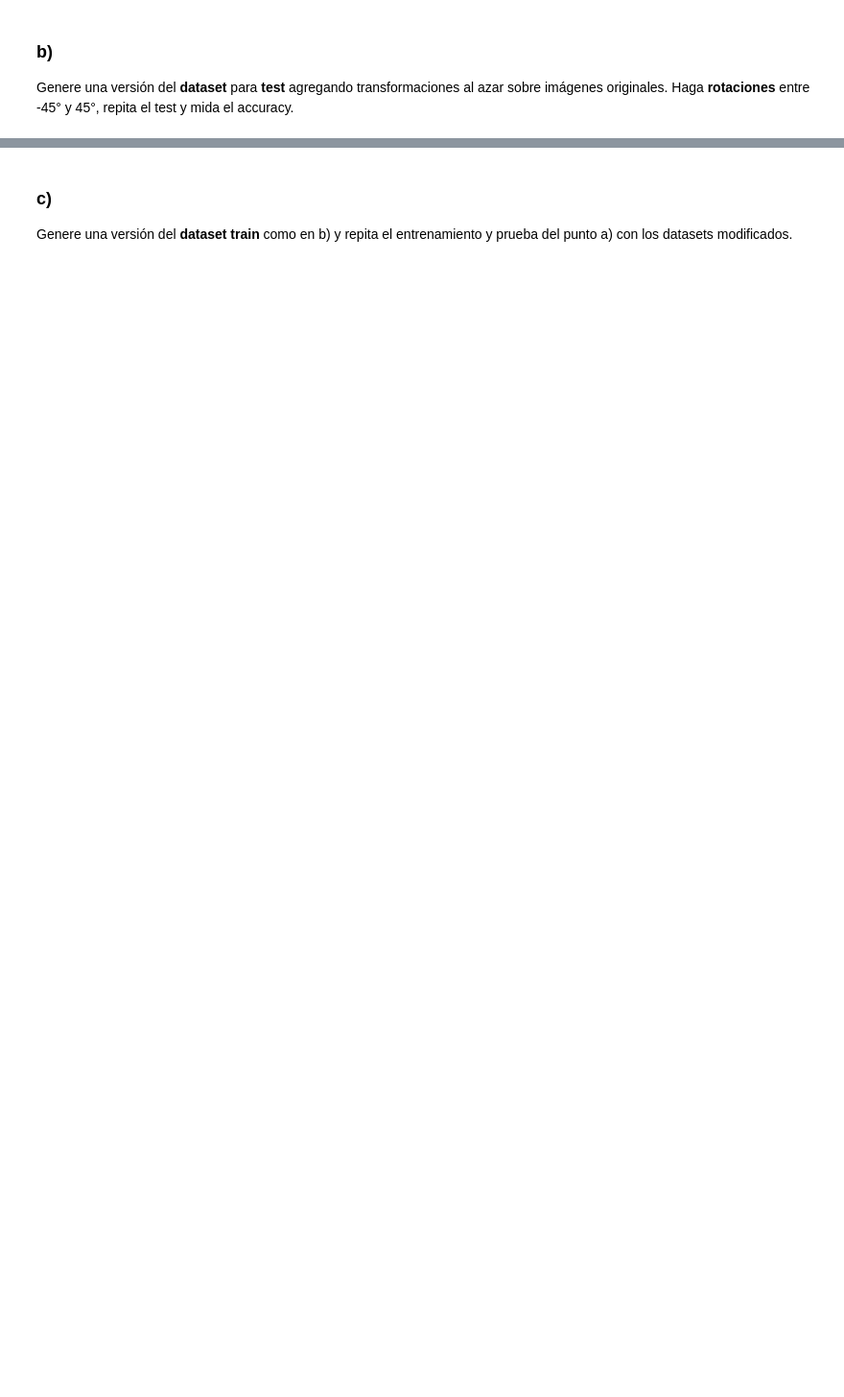
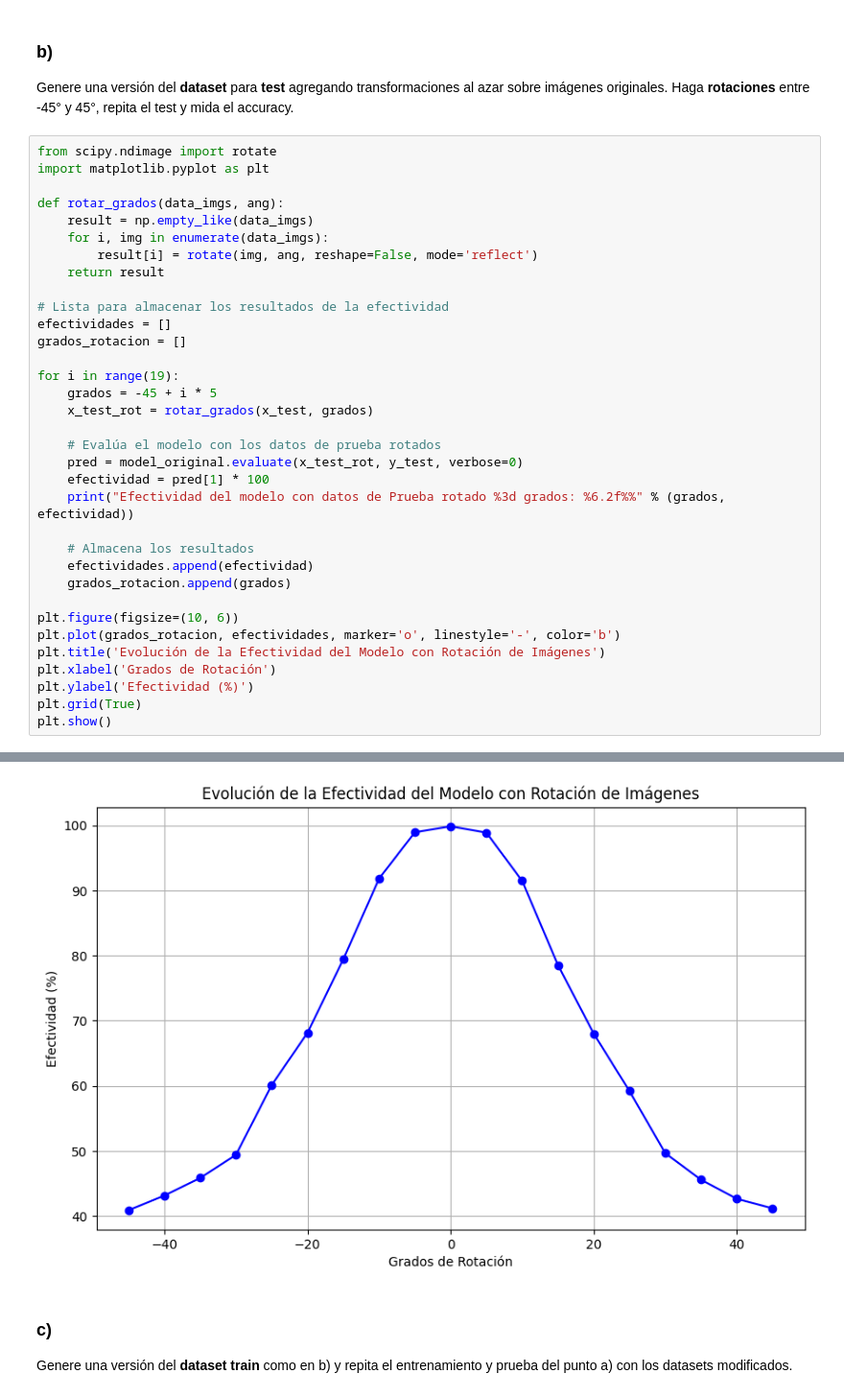
Before and after one commit to gonblas/deep-learning-unlp, a Jupyter notebook: Practicas/p5/03_Fingers.ipynb, the cells around one changed output, grey strips where cells are left out. Shown at 96% size. Cells and saved outputs as stored; diff of their text form; blank space fills up the shorter version.

```diff
--- a/Practicas/p5/03_Fingers.ipynb
+++ b/Practicas/p5/03_Fingers.ipynb
@@ -79,3 +189,38 @@ Número de clases: 6
 ### b)
 
 Genere una versión del **dataset** para **test** agregando transformaciones al azar sobre imágenes originales. Haga **rotaciones** entre -45° y 45°, repita el test y mida el accuracy.
+# %%
+from scipy.ndimage import rotate
+import matplotlib.pyplot as plt
+
+def rotar_grados(data_imgs, ang):
+    result = np.empty_like(data_imgs)
+    for i, img in enumerate(data_imgs):
+        result[i] = rotate(img, ang, reshape=False, mode='reflect')
+    return result
+
+# Lista para almacenar los resultados de la efectividad
+efectividades = []
+grados_rotacion = []
+
+for i in range(19):
+    grados = -45 + i * 5
+    x_test_rot = rotar_grados(x_test, grados)
+
+    # Evalúa el modelo con los datos de prueba rotados
+    pred = model_original.evaluate(x_test_rot, y_test, verbose=0)
+    efectividad = pred[1] * 100
+    print("Efectividad del modelo con datos de Prueba rotado %3d grados: %6.2f%%" % (grados, efectividad))
+
+    # Almacena los resultados
+    efectividades.append(efectividad)
+    grados_rotacion.append(grados)
+
+plt.figure(figsize=(10, 6))
+plt.plot(grados_rotacion, efectividades, marker='o', linestyle='-', color='b')
+plt.title('Evolución de la Efectividad del Modelo con Rotación de Imágenes')
+plt.xlabel('Grados de Rotación')
+plt.ylabel('Efectividad (%)')
+plt.grid(True)
+plt.show()
+# %% [output]
@@ -82,3 +246,4 @@ Genere una versión del **dataset** para **test** agregando transformaciones al
+[figure, added]
 # %% [markdown]
 ### c)
 
```
Also changed, not shown: parts of 7 cells of this notebook.
